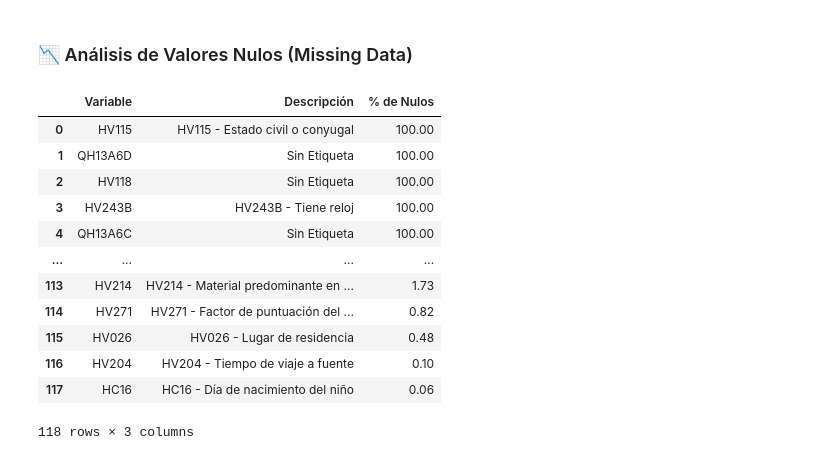
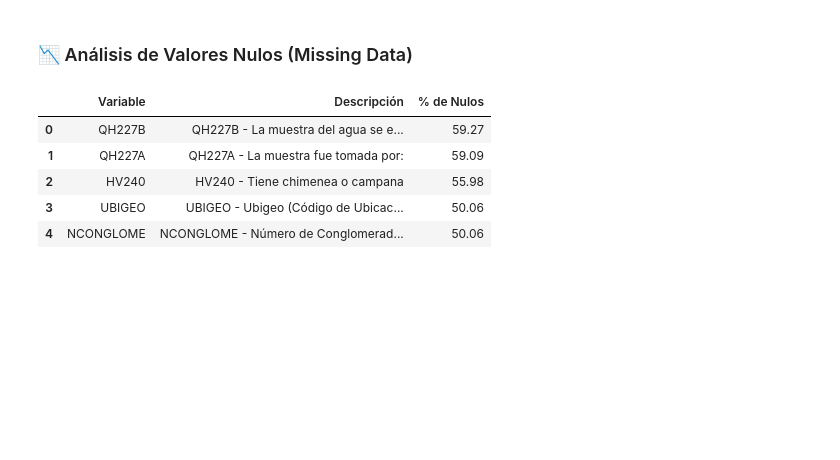
Before and after one commit to abelguevara-upeu/malnutrition-research, a Jupyter notebook: notebooks/02_data_preparation/01_merge_master.ipynb, the cells around one changed output. Saved outputs shown, nothing was run; the diff lists cells and outputs as text; code cells hidden in the pictures; blank space fills up the shorter version.

```diff
--- a/notebooks/02_data_preparation/01_merge_master.ipynb
+++ b/notebooks/02_data_preparation/01_merge_master.ipynb
@@ -91,0 +175,18 @@ Columnas resultantes: 183
+# %%
+# Regla Oficial del MINSA/INEI (Ficha Técnica KPI 5)
+# 1. Niño menor de 6 meses (HC1 < 6)
+# 2. Aún le está dando pecho (M4 == 95.0)
+# (Nota: La lógica oficial también valida REC42 para líquidos. Como proxy de alta pureza
+# usamos M55A para asegurar exclusividad en primeros días o simplemente la intención principal).
+
+master['kpi5_lactancia_exclusiva'] = ((master['M4'] == 95.0) & (master['HC1'] < 6)).astype(int)
+
+# IMPORTANTE: Arreglar M4 para XGBoost
+# Si dejamos el código 95.0, XGBoost pensará que el niño lactó 95 meses.
+# Matemáticamente, si el niño "aún lacta" (95.0), los meses reales de lactancia
+# son idénticos a su edad actual en meses (HC1).
+mask_aun_lacta = master['M4'] == 95.0
+master.loc[mask_aun_lacta, 'M4'] = master.loc[mask_aun_lacta, 'HC1']
+
+print("KPI 5 Calculado y M4 matematizado.")
+print(master['kpi5_lactancia_exclusiva'].value_counts(dropna=False))
@@ -118,0 +285,21 @@ display(resumen_year)
+# %%
+# Cuando unimos 20 años de encuestas, es normal que aparezcan "Columnas Fantasma".
+# Son preguntas que el INEI hizo en un solo año (ej. 2008) y nunca más volvió a preguntar,
+# o preguntas que solo aplican a adultos (ej. Estado Civil HV115 en niños de 5 años).
+
+# 1. Calcular porcentaje de nulos
+null_pct = (master.isnull().mean() * 100).sort_values(ascending=False)
+
+# 2. Identificar columnas con más del 70% de nulos
+bad_columns = null_pct[null_pct > 70].index.tolist()
+
+print(f"🗑️ Se detectaron {len(bad_columns)} columnas con más del 70% de nulos.")
+print("Columnas a eliminar:", bad_columns)
+
+# 3. Eliminar esas columnas del Master (excepto si hay alguna que queramos salvar)
+# whitelist = ['alguna_columna_importante']
+# bad_columns = [col for col in bad_columns if col not in whitelist]
+
+master = master.drop(columns=bad_columns)
+
+print(f"✅ Limpieza completada. Columnas finales en el Master: {master.shape[1]}")
@@ -163,31 +353,24 @@ display(vis_df)
 # %%
 # Calcular porcentaje de nulos por columna
 null_percentages = (master.isnull().sum() / len(master) * 100).round(2)
 null_df = null_percentages.reset_index()
 null_df.columns = ['Variable', '% de Nulos']
 
 # Añadir etiqueta descriptiva
 null_df['Descripción'] = null_df['Variable'].apply(lambda x: LABELS.get(x.upper(), 'Sin Etiqueta'))
 
 # Ordenar de mayor a menor porcentaje de nulos
 null_df = null_df.sort_values(by='% de Nulos', ascending=False).reset_index(drop=True)
 
 # Reordenar columnas para mejor lectura
 null_df = null_df[['Variable', 'Descripción', '% de Nulos']]
 
 # Mostrar el reporte completo (solo las que tienen algún nulo)
-display(null_df[null_df['% de Nulos'] > 0])
+display(null_df[null_df['% de Nulos'] > 50])
 # %% [output]
 |  | Variable | Descripción | % de Nulos |
-| 0 | HV115 | HV115 - Estado civil o conyugal | 100.00 |
-| 1 | QH13A6D | Sin Etiqueta | 100.00 |
-| 2 | HV118 | Sin Etiqueta | 100.00 |
-| 3 | HV243B | HV243B - Tiene reloj | 100.00 |
-| 4 | QH13A6C | Sin Etiqueta | 100.00 |
-| ... | ... | ... | ... |
-| 113 | HV214 | HV214 - Material predominante en ... | 1.73 |
-| 114 | HV271 | HV271 - Factor de puntuación del ... | 0.82 |
-| 115 | HV026 | HV026 - Lugar de residencia | 0.48 |
-| 116 | HV204 | HV204 - Tiempo de viaje a fuente | 0.10 |
-| 117 | HC16 | HC16 - Día de nacimiento del niño | 0.06 |
+| 0 | QH227B | QH227B - La muestra del agua se e... | 59.27 |
+| 1 | QH227A | QH227A - La muestra fue tomada por: | 59.09 |
+| 2 | HV240 | HV240 - Tiene chimenea o campana | 55.98 |
+| 3 | UBIGEO | UBIGEO - Ubigeo (Código de Ubicac... | 50.06 |
+| 4 | NCONGLOME | NCONGLOME - Número de Conglomerad... | 50.06 |
-118 rows × 3 columns
```
Also changed, not shown: parts of 10 cells of this notebook, 23 other files.
